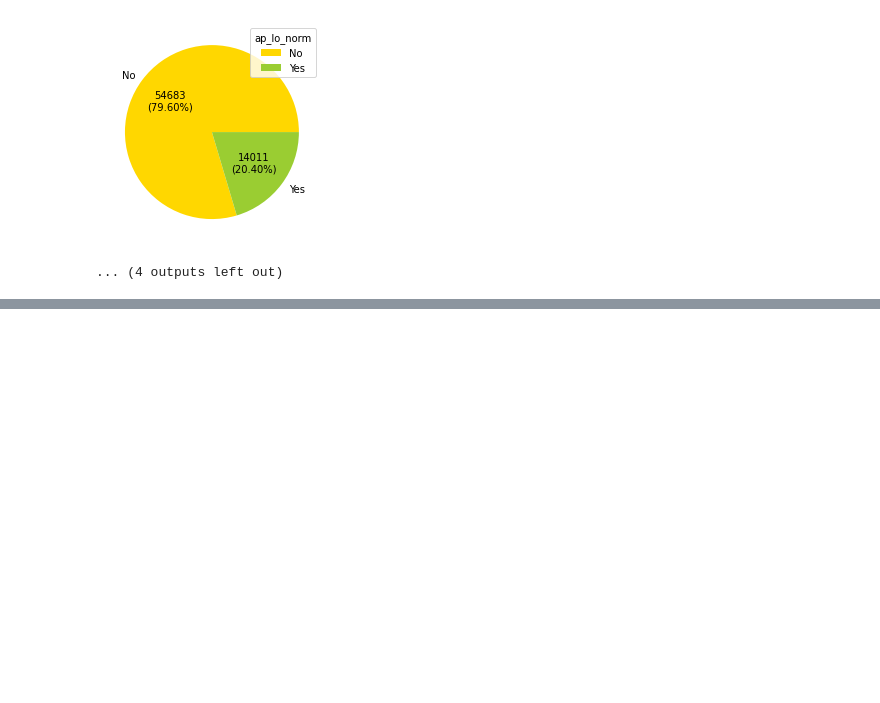
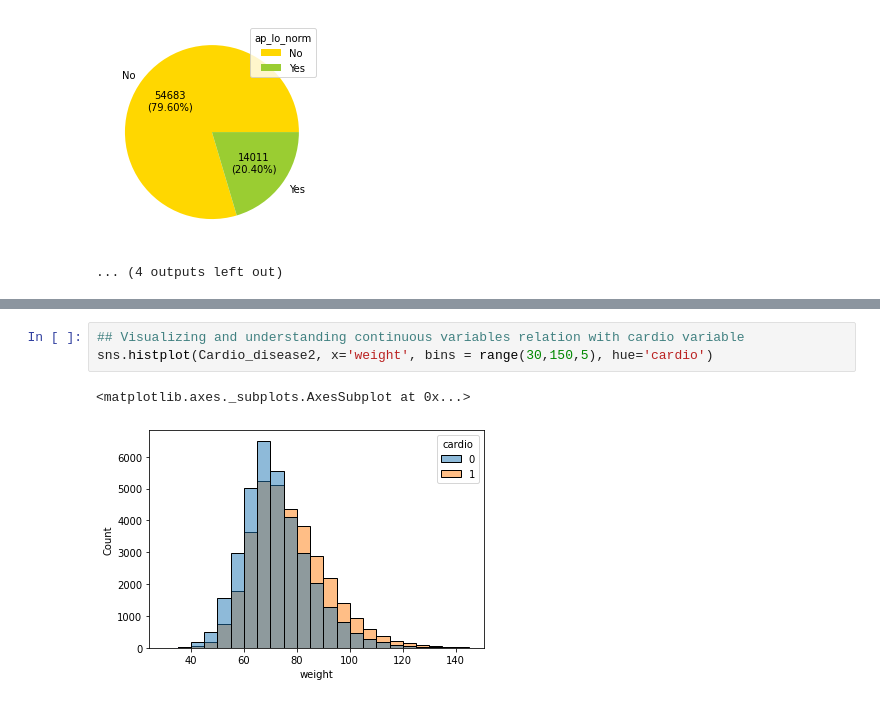
Before and after one commit to Psychraft/Big-Data-Project, a Jupyter notebook: Final_Project_Big_Data_Analysis.ipynb, the cells around one changed output, grey strips where cells are left out. Drawn from its saved outputs; the diff is of its cells as text; blank space fills up the shorter version.

```diff
--- a/Final_Project_Big_Data_Analysis.ipynb
+++ b/Final_Project_Big_Data_Analysis.ipynb
@@ -582,0 +597,6 @@ We can also notice there was not level of hyper_crisis just small number in ap_h
+# %%
+## Visualizing and understanding continuous variables relation with cardio variable
+sns.histplot(Cardio_disease2, x='weight', bins = range(30,150,5), hue='cardio')
+# %% [output]
+<matplotlib.axes._subplots.AxesSubplot at 0x...>
+[figure, added]
```
Also changed, not shown: parts of 17 cells of this notebook.
